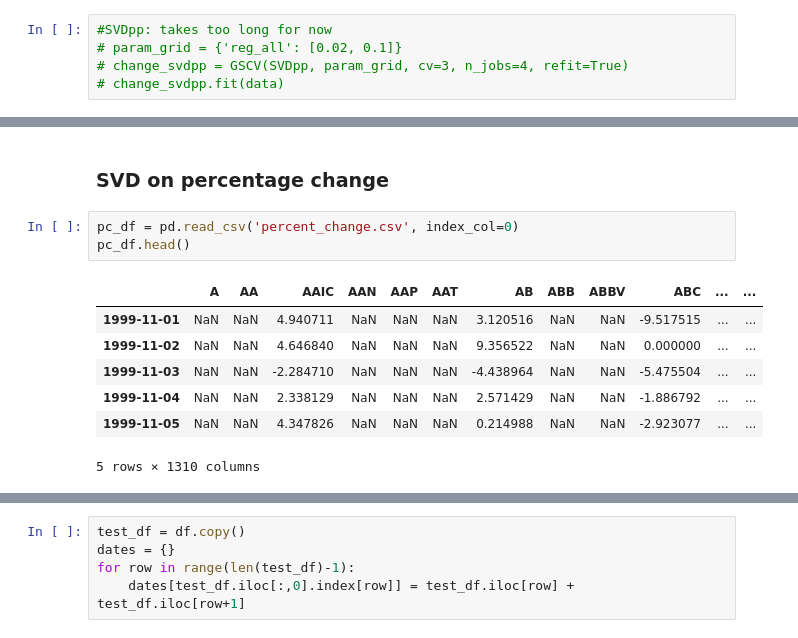
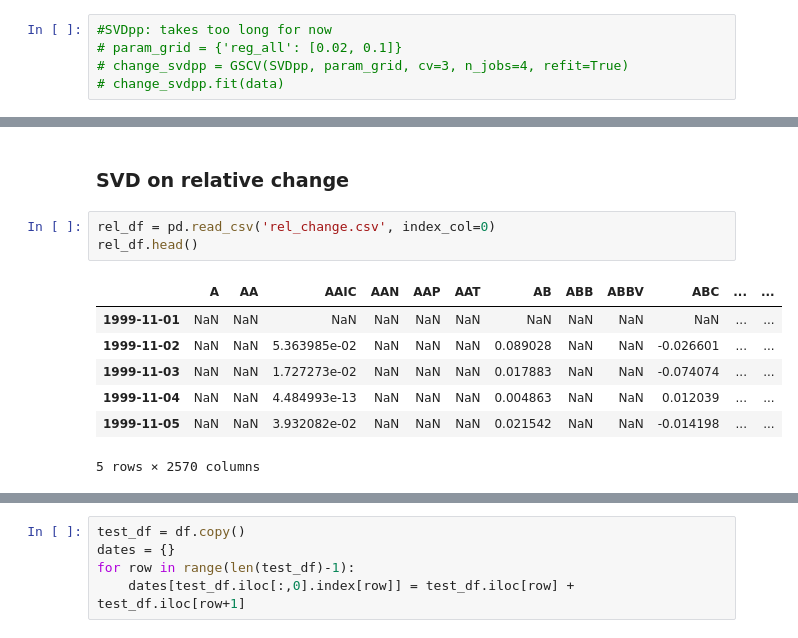
Before and after one commit to Maltanno/Capstone_project, a Jupyter notebook: Modelling.ipynb, the cells around one changed output, grey strips where cells are left out. Cells and saved outputs as stored; diff of their text form.

```diff
--- a/Modelling.ipynb
+++ b/Modelling.ipynb
@@ -245,13 +148,13 @@ sur_df[(sur_df.value < sur_df.value.quantile(0.99)) & (sur_df. value > sur_df.va
 # %% [markdown]
-### SVD on percentage change
+### SVD on relative change
 # %%
-pc_df = pd.read_csv('percent_change.csv', index_col=0)
-pc_df.head()
+rel_df = pd.read_csv('rel_change.csv', index_col=0)
+rel_df.head()
 # %% [output]
 |  | A | AA | AAIC | AAN | AAP | AAT | AB | ABB | ABBV | ABC | ... | ... |
-| 1999-11-01 | NaN | NaN | 4.940711 | NaN | NaN | NaN | 3.120516 | NaN | NaN | -9.517515 | ... | ... |
-| 1999-11-02 | NaN | NaN | 4.646840 | NaN | NaN | NaN | 9.356522 | NaN | NaN | 0.000000 | ... | ... |
-| 1999-11-03 | NaN | NaN | -2.284710 | NaN | NaN | NaN | -4.438964 | NaN | NaN | -5.475504 | ... | ... |
-| 1999-11-04 | NaN | NaN | 2.338129 | NaN | NaN | NaN | 2.571429 | NaN | NaN | -1.886792 | ... | ... |
-| 1999-11-05 | NaN | NaN | 4.347826 | NaN | NaN | NaN | 0.214988 | NaN | NaN | -2.923077 | ... | ... |
+| 1999-11-01 | NaN | NaN | NaN | NaN | NaN | NaN | NaN | NaN | NaN | NaN | ... | ... |
+| 1999-11-02 | NaN | NaN | 5.363985e-02 | NaN | NaN | NaN | 0.089028 | NaN | NaN | -0.026601 | ... | ... |
+| 1999-11-03 | NaN | NaN | 1.727273e-02 | NaN | NaN | NaN | 0.017883 | NaN | NaN | -0.074074 | ... | ... |
+| 1999-11-04 | NaN | NaN | 4.484993e-13 | NaN | NaN | NaN | 0.004863 | NaN | NaN | 0.012039 | ... | ... |
+| 1999-11-05 | NaN | NaN | 3.932082e-02 | NaN | NaN | NaN | 0.021542 | NaN | NaN | -0.014198 | ... | ... |
-5 rows × 1310 columns
+5 rows × 2570 columns
```
Also changed, not shown: parts of 96 cells of this notebook, 3 other files.
